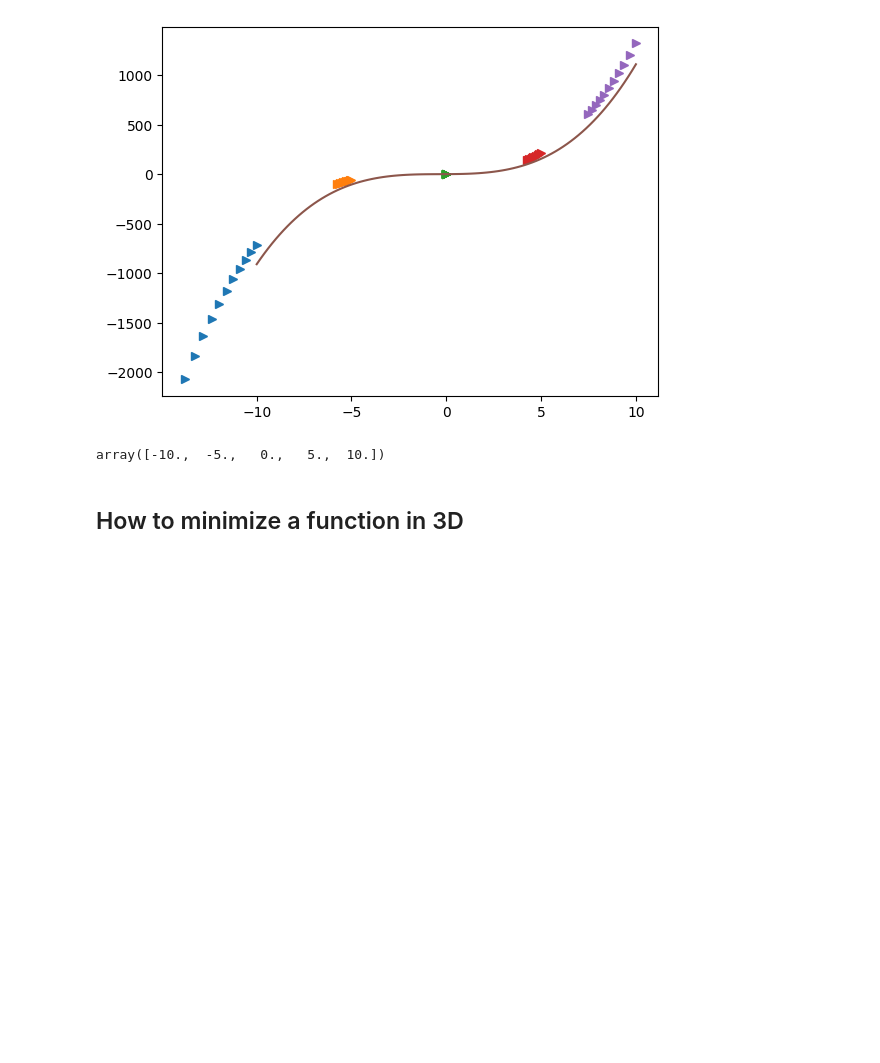
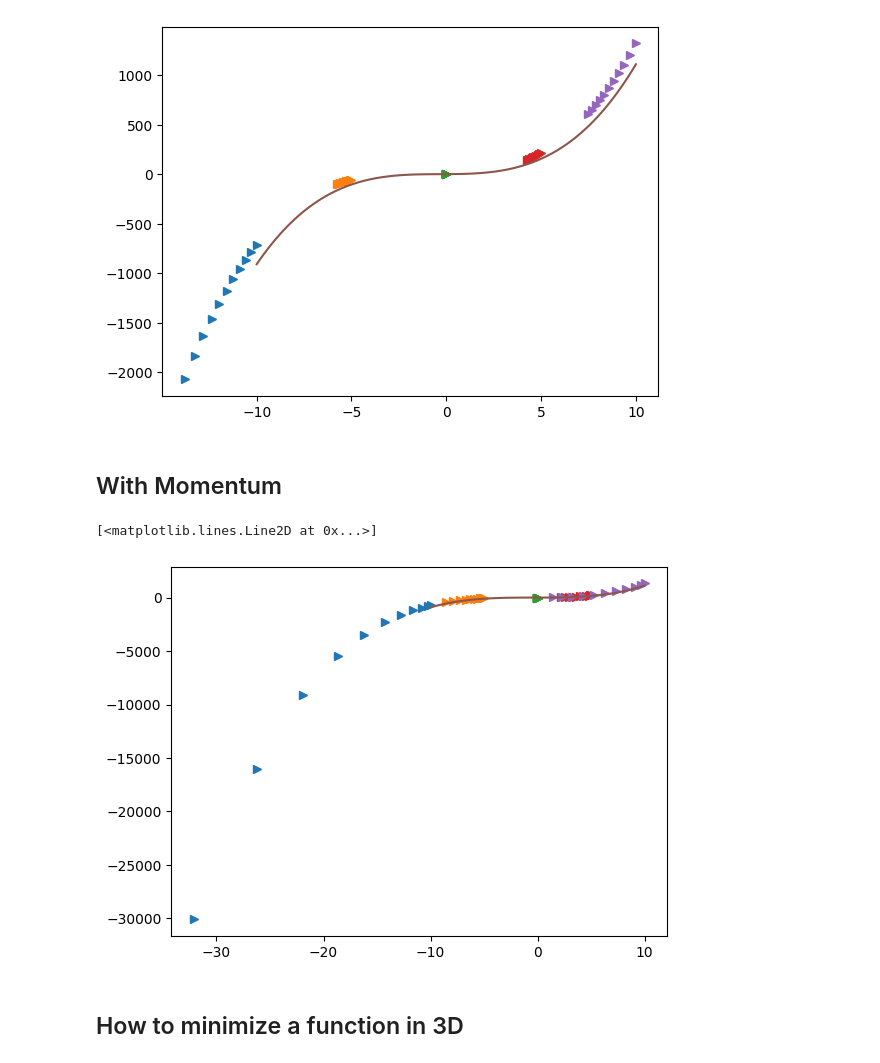
Before and after one commit to M-Amrollahi/Personal-Notes, a Jupyter notebook: ML-notes/how_manualy_minimize_function_gd.ipynb, the cells around one changed output. Cells and saved outputs as stored; diff of their text form; code cells hidden in the pictures; blank space fills up the shorter version.

```diff
--- a/ML-notes/how_manualy_minimize_function_gd.ipynb
+++ b/ML-notes/how_manualy_minimize_function_gd.ipynb
@@ -50,7 +50,5 @@ plt.plot(x,Z)
 # %% [output]
 [<matplotlib.lines.Line2D at 0x...>]
 [figure]
-# %%
-x0_s
-# %% [output]
-array([-10.,  -5.,   0.,   5.,  10.])
+# %% [markdown]
+## With Momentum
@@ -57,3 +88,23 @@ array([-10.,  -5.,   0.,   5.,  10.])
+# %%
+x0_s = np.linspace(-10,10,5)
+
+results = []
+for x in x0_s.tolist():
+    r = f_get_new_results(np.array([x]), alpha=.01)
+    results.append(r)
+
+    plt.plot(r[0],r[1], ">")
+
+x = np.linspace(-10, 10, 100)
+
+
+# Evaluate z values
+Z = x**3 + x**2 + x + 1
+
+plt.plot(x,Z)
+# %% [output]
+[<matplotlib.lines.Line2D at 0x...>]
+[figure, added]
 # %% [markdown]
 ## How to minimize a function in 3D
 # %%
```
Also changed, not shown: parts of 1 cell of this notebook.
